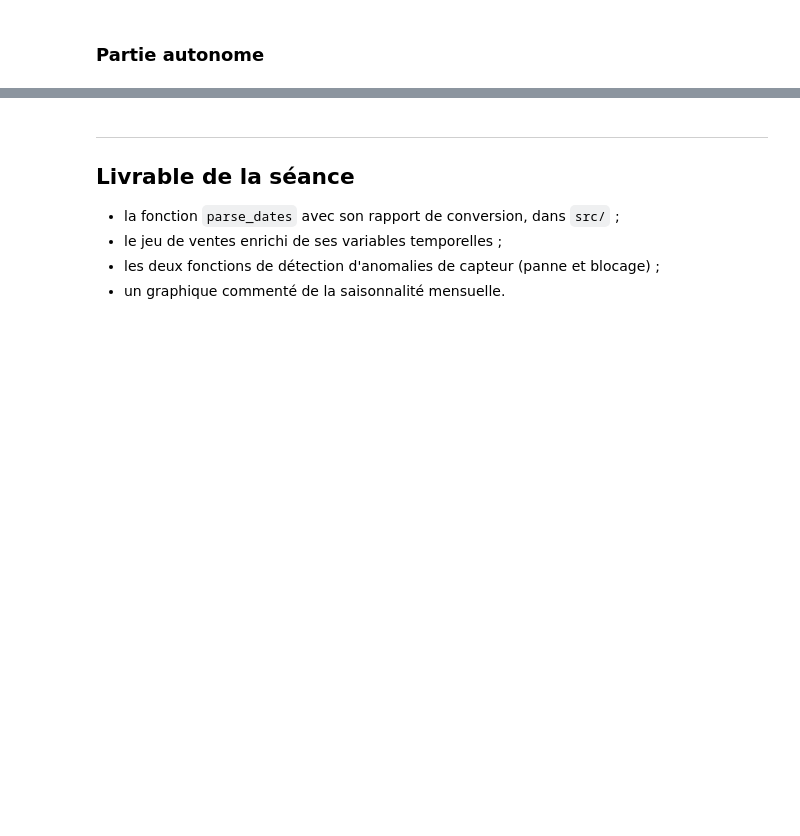
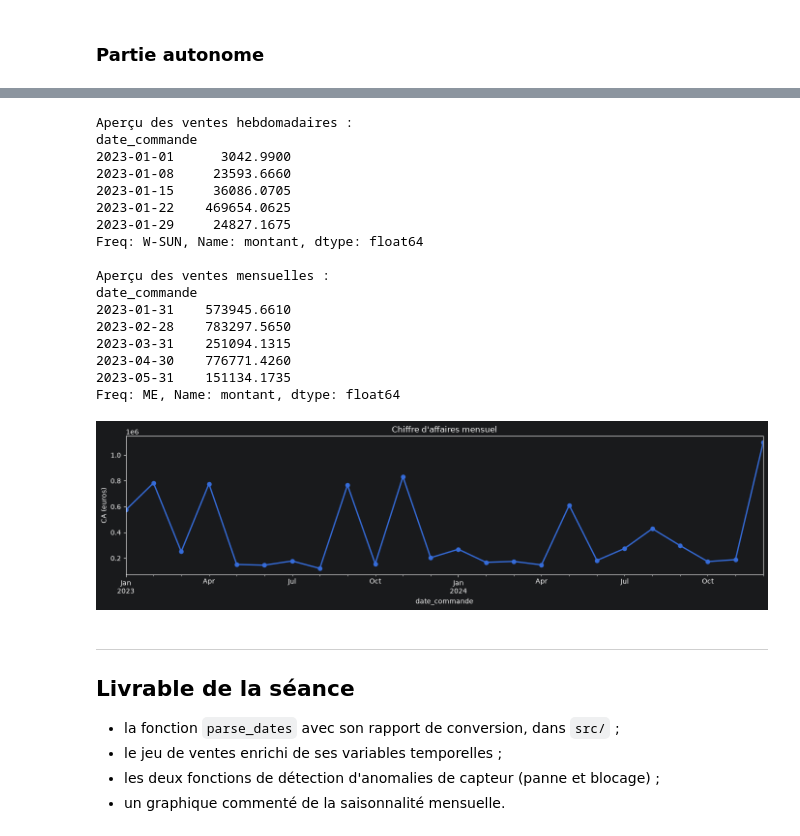
Before and after one commit to floriandechambre-codaschool/Master-IA-Data-PMD, a Jupyter notebook: 05_variables_temporelles.ipynb, the cells around one changed output, grey strips where cells are left out. Cells and saved outputs as stored; diff of their text form; code cells hidden in the pictures; blank space fills up the shorter version.

```diff
--- a/05_variables_temporelles.ipynb
+++ b/05_variables_temporelles.ipynb
@@ -220,8 +510,55 @@ de la courbe lissée.
 # %%
 # Q6. Agréger les ventes par semaine puis par mois. Tracer la série mensuelle du
 #     chiffre d'affaires et commenter la saisonnalité observée.
 
-# TODO
+# Agrégation hebdomadaire (W fonctionne toujours)
+weekly_sales = (
+    sales.set_index('date_commande')
+         .resample('W')['montant']
+         .sum()
+)
+
+print("Aperçu des ventes hebdomadaires :")
+print(weekly_sales.head())
+
+# Agrégation mensuelle (ME au lieu de M)
+monthly_sales = (
+    sales.set_index('date_commande')
+         .resample('ME')['montant']
+         .sum()
+)
+
+print("\nAperçu des ventes mensuelles :")
+print(monthly_sales.head())
+
+# Tracé du CA mensuel
+import matplotlib.pyplot as plt
+
+fig, ax = plt.subplots(figsize=(14, 4))
+monthly_sales.plot(ax=ax, marker='o', linewidth=2)
+ax.set_title("Chiffre d'affaires mensuel")
+ax.set_ylabel("CA (euros)")
+plt.tight_layout()
+plt.show()
+# %% [output]
+Aperçu des ventes hebdomadaires :
+date_commande
+2023-01-01      3042.9900
+2023-01-08     23593.6660
+2023-01-15     36086.0705
+2023-01-22    469654.0625
+2023-01-29     24827.1675
+Freq: W-SUN, Name: montant, dtype: float64
+
+Aperçu des ventes mensuelles :
+date_commande
+2023-01-31    573945.6610
+2023-02-28    783297.5650
+2023-03-31    251094.1315
+2023-04-30    776771.4260
+2023-05-31    151134.1735
+Freq: ME, Name: montant, dtype: float64
+[figure, added]
 # %% [markdown]
 ---
 ## Livrable de la séance
```
Also changed, not shown: parts of 13 cells of this notebook, 15 other files.
